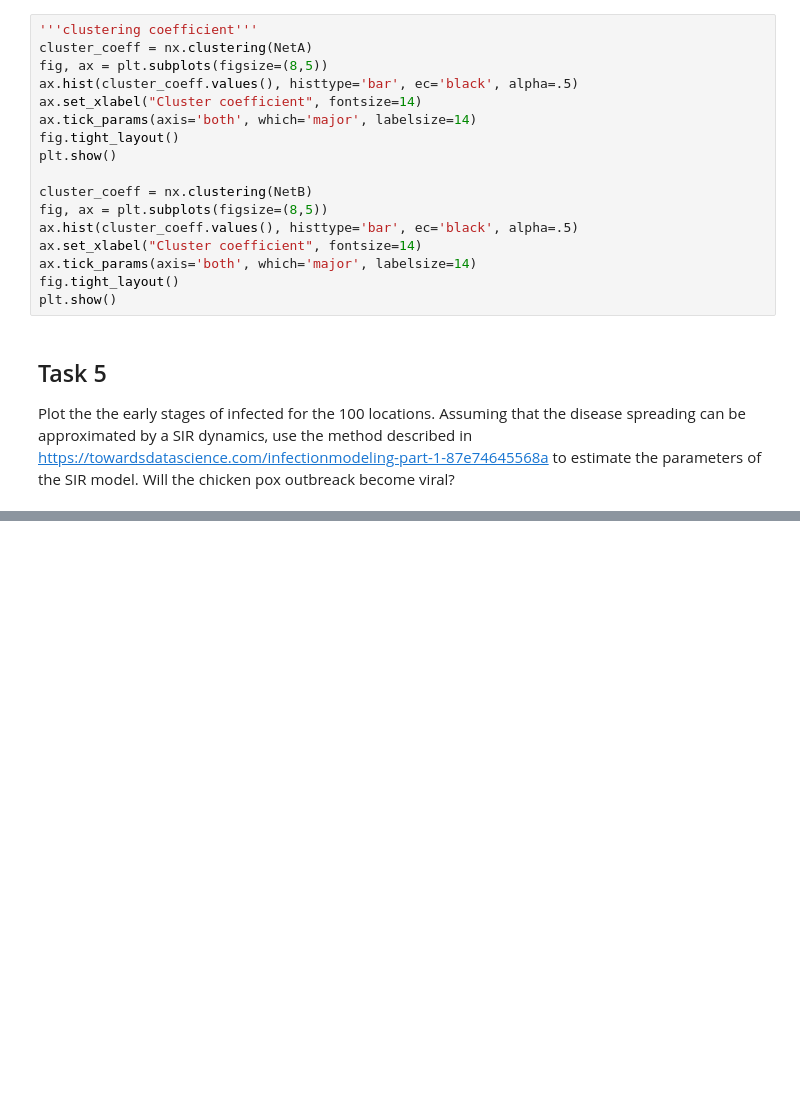
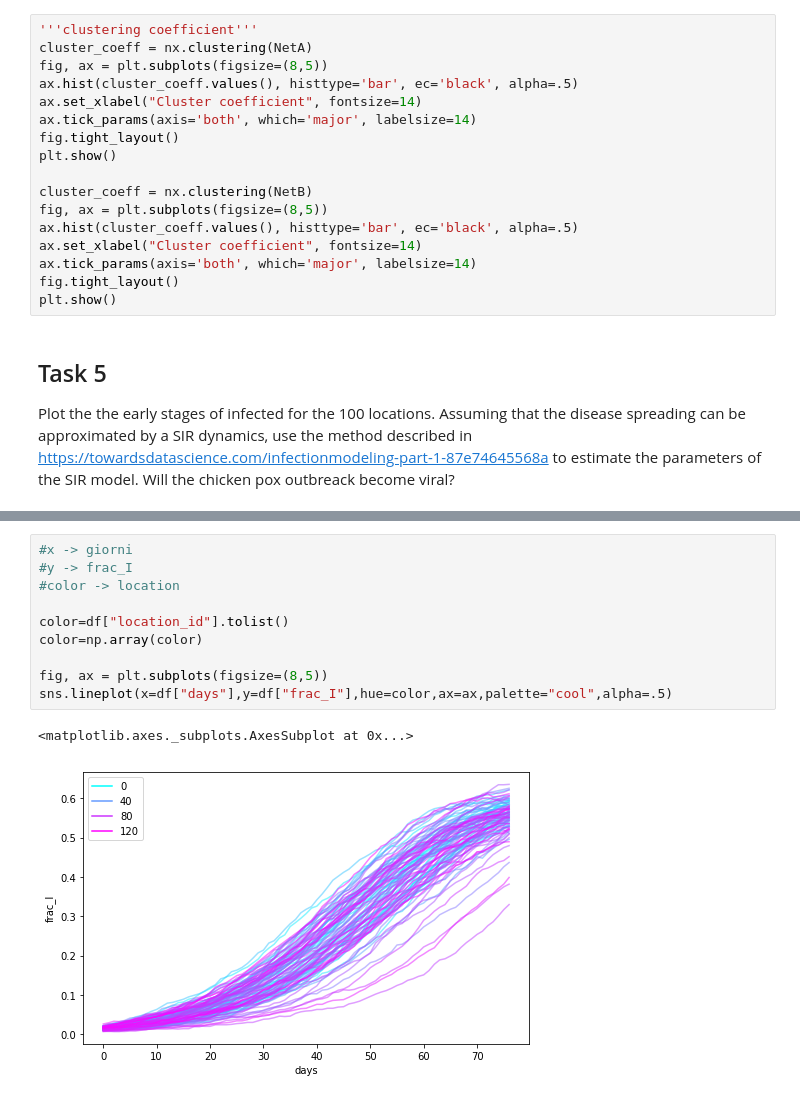
Before and after one commit to Agos95/ComplexSyst, a Jupyter notebook: 02/Agostini_Federico_code2 - Copia.ipynb, the cells around one changed output, grey strips where cells are left out. Cells and saved outputs as stored; diff of their text form; blank space fills up the shorter version.

```diff
--- a/02/Agostini_Federico_code2.ipynb
+++ b/02/Agostini_Federico_code2 - Copia.ipynb
@@ -559,0 +721,13 @@ ValueError: RGBA sequence should have length 3 or 4
+# %%
+#x -> giorni
+#y -> frac_I
+#color -> location
+
+color=df["location_id"].tolist()
+color=np.array(color)
+
+fig, ax = plt.subplots(figsize=(8,5))
+sns.lineplot(x=df["days"],y=df["frac_I"],hue=color,ax=ax,palette="cool",alpha=.5)
+# %% [output]
+<matplotlib.axes._subplots.AxesSubplot at 0x...>
+[figure, added]
```
Also changed, not shown: parts of 13 cells of this notebook, 5 other files.
